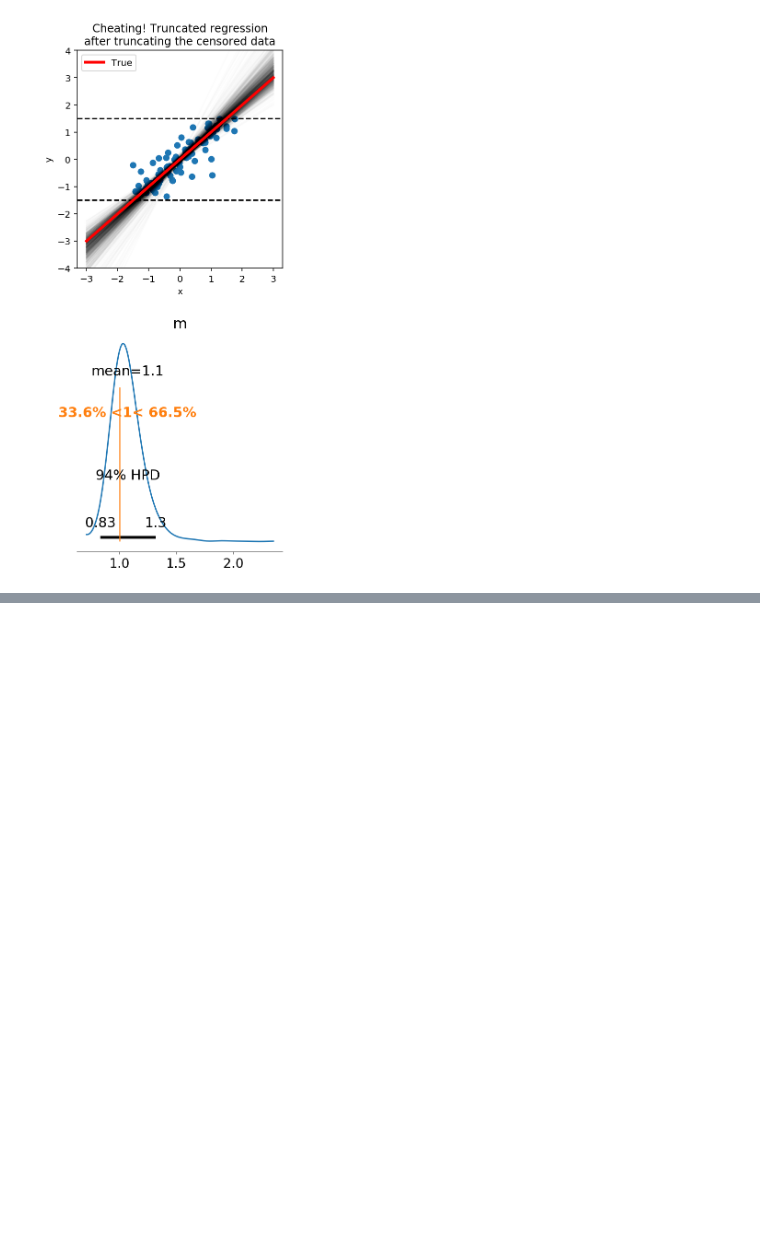
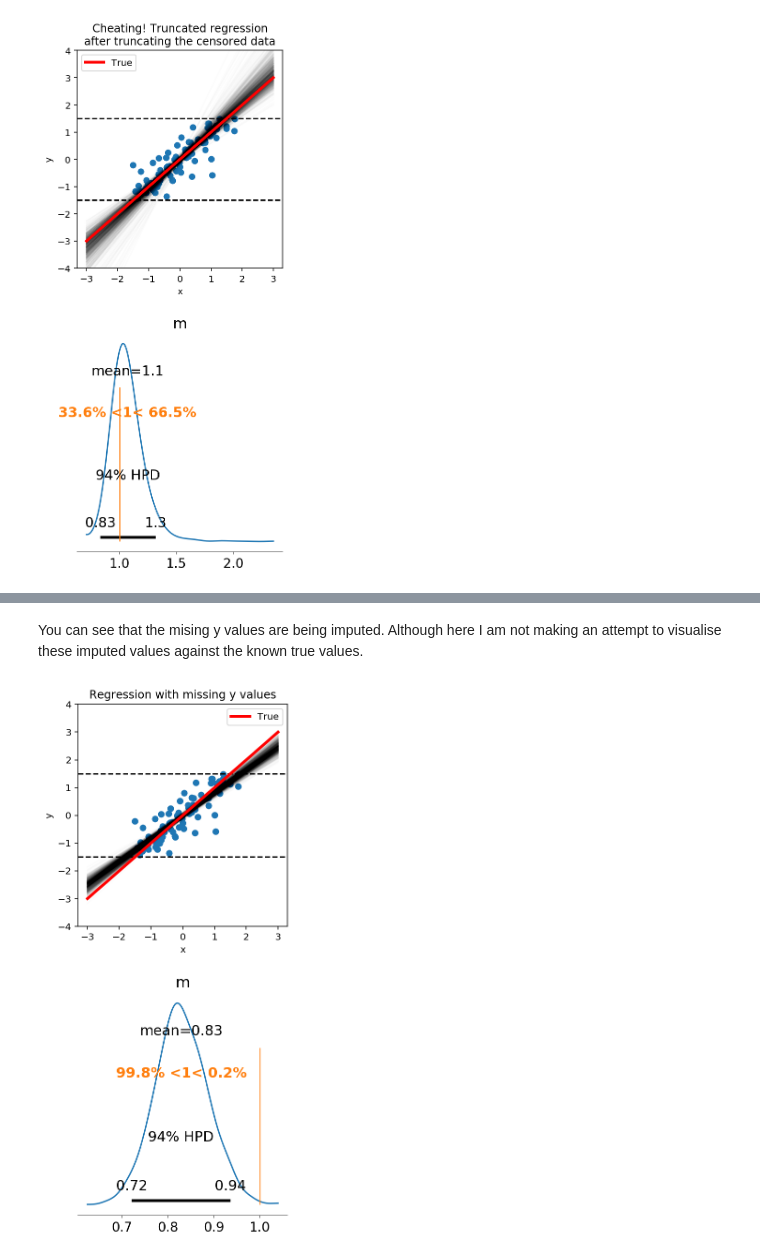
Before and after one commit to drbenvincent/pymc3-demo-code, a Jupyter notebook: censored_regression_pymc3.ipynb, the cells around one changed output, grey strips where cells are left out. Cells and saved outputs as stored; diff of their text form; code cells hidden in the pictures; blank space fills up the shorter version.

```diff
--- a/censored_regression_pymc3.ipynb
+++ b/censored_regression_pymc3.ipynb
@@ -272,0 +398,22 @@ plt.subplots_adjust(hspace=0.3)
+# %% [markdown]
+You can see that the mising y values are being imputed. Although here I am not making an attempt to visualise these imputed values against the known true values.
+# %%
+xfig, ax = plt.subplots(2, 1, figsize=(4, 10))
+
+data_ylim = [-4, 4]
+
+# True data =================================================
+# data space
+_ = plot_data(xm, ym, ax=ax[0])
+_ = plot_posterior_predictive(trace_missing, ax=ax[0])
+ax[0].set(
+    title="Regression with missing y values", xlabel="x", ylabel="y", ylim=data_ylim,
+)
+plot_true(ax=ax[0])
+# parameter space
+az.plot_posterior(trace_missing, var_names=["m"], ax=ax[1], ref_val=m)
+
+# spacing between rows
+plt.subplots_adjust(hspace=0.3)
+# %% [output]
+[figure, added]
```
Also changed, not shown: parts of 30 cells of this notebook.
